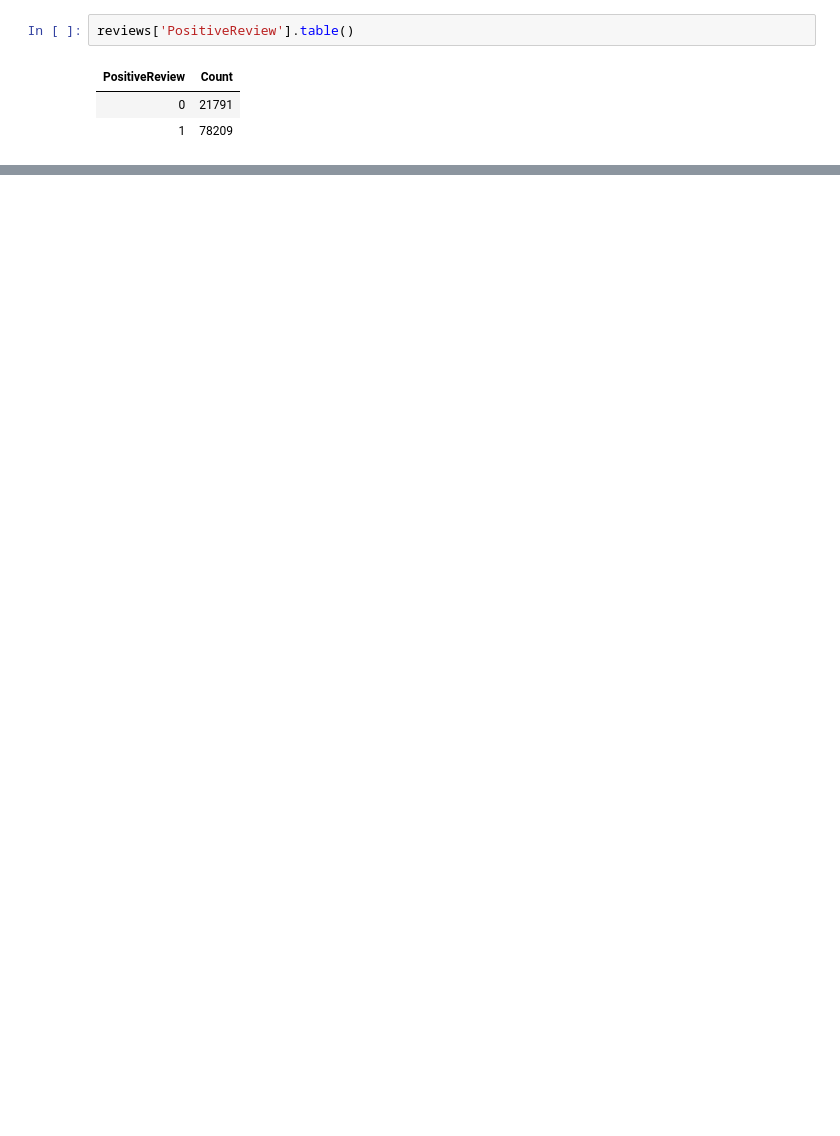
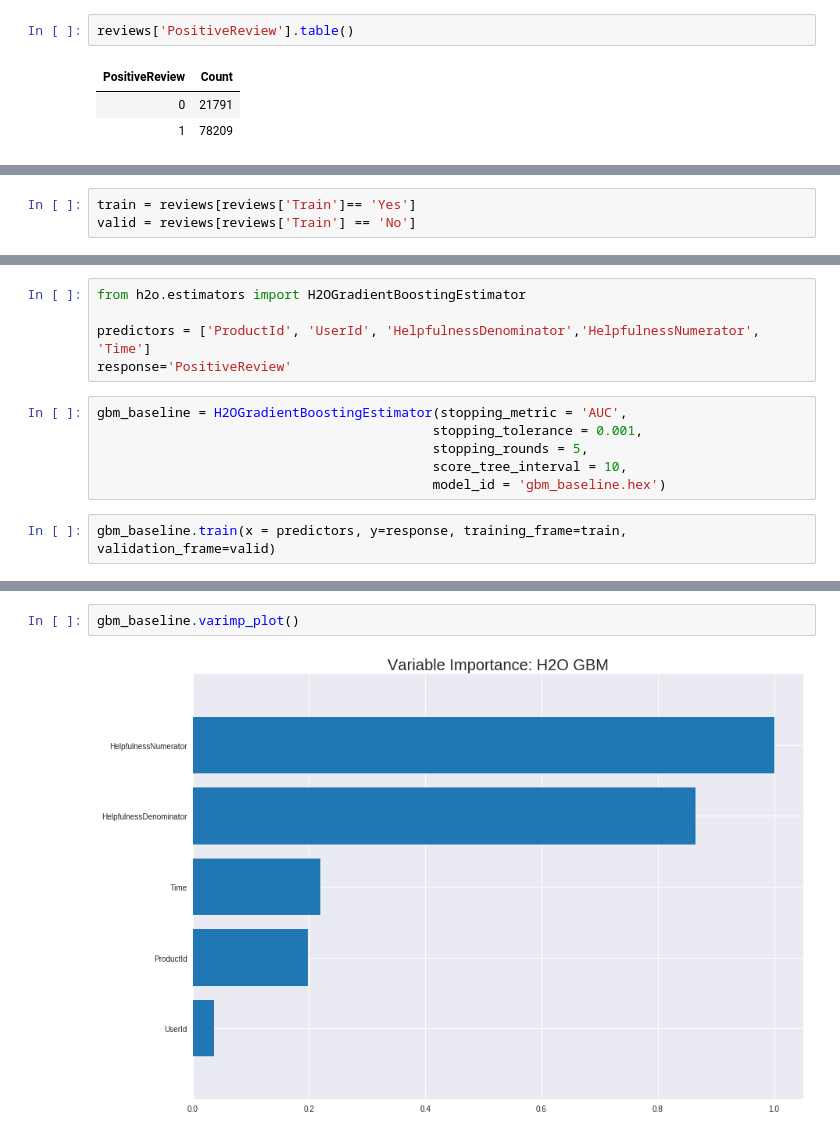
Before and after one commit to binliu0630/Deep_Learning, a Jupyter notebook: H2o_Amazon.ipynb, the cells around one changed output, grey strips where cells are left out. Drawn from its saved outputs; the diff is of its cells as text; blank space fills up the shorter version.

```diff
--- a/H2o_Amazon.ipynb
+++ b/H2o_Amazon.ipynb
@@ -114,0 +110,3 @@ reviews.head()
+# %%
+train = reviews[reviews['Train']== 'Yes']
+valid = reviews[reviews['Train'] == 'No']
@@ -114,0 +128,13 @@ reviews.head()
+# %%
+from h2o.estimators import H2OGradientBoostingEstimator
+
+predictors = ['ProductId', 'UserId', 'HelpfulnessDenominator','HelpfulnessNumerator', 'Time']
+response='PositiveReview'
+# %%
+gbm_baseline = H2OGradientBoostingEstimator(stopping_metric = 'AUC',
+                                           stopping_tolerance = 0.001,
+                                           stopping_rounds = 5,
+                                           score_tree_interval = 10,
+                                           model_id = 'gbm_baseline.hex')
+# %%
+gbm_baseline.train(x = predictors, y=response, training_frame=train, validation_frame=valid)
@@ -114,0 +155,4 @@ reviews.head()
+# %%
+gbm_baseline.varimp_plot()
+# %% [output]
+[figure, added]
```
Also changed, not shown: parts of 15 cells of this notebook.
